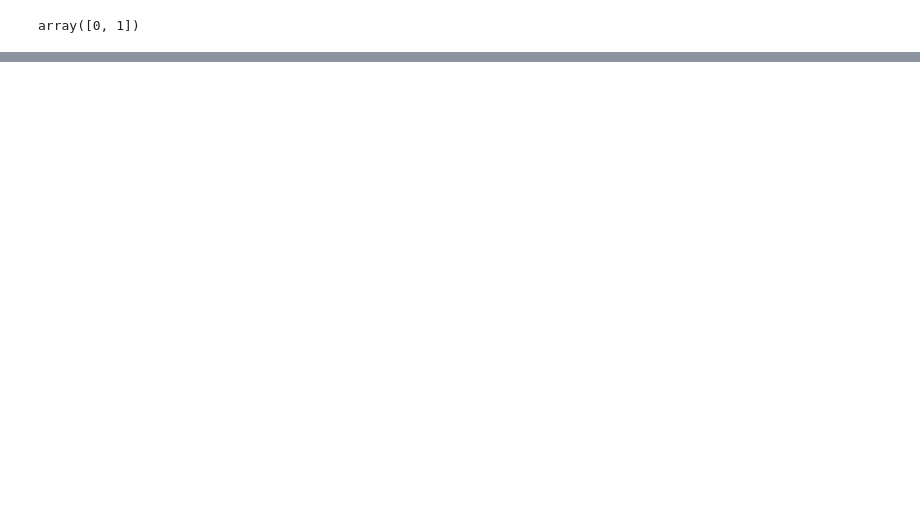
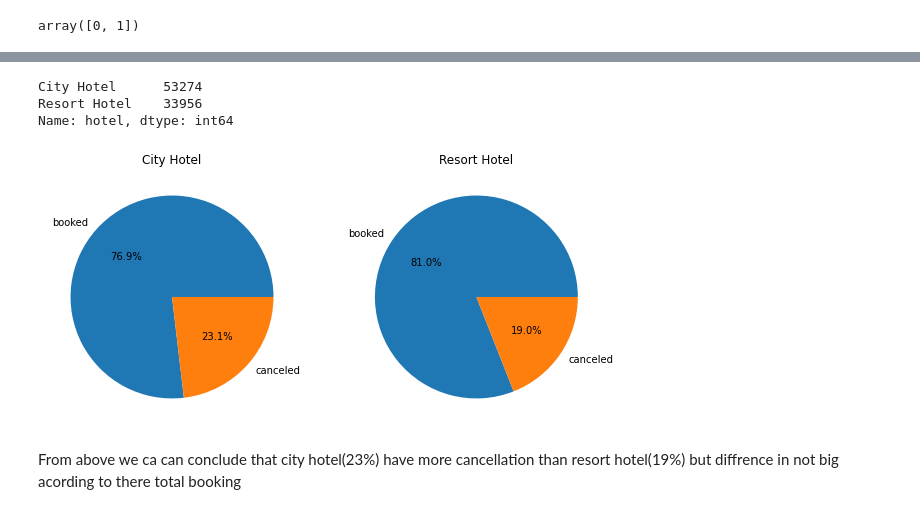
Before and after one commit to rafiddeshmukh/EDA-Hotel_Booking, a Jupyter notebook: Hotel_Booking_Analysis_Capstone_Project.ipynb, the cells around one changed output, grey strips where cells are left out. Saved outputs shown, nothing was run; the diff lists cells and outputs as text; code cells hidden in the pictures; blank space fills up the shorter version.

```diff
--- a/Hotel_Booking_Analysis_Capstone_Project.ipynb
+++ b/Hotel_Booking_Analysis_Capstone_Project.ipynb
@@ -268,0 +269,22 @@ Name: is_canceled, dtype: int64
+# %%
+#hotel wise total booking
+df['hotel'].value_counts()
+# %% [output]
+City Hotel      53274
+Resort Hotel    33956
+Name: hotel, dtype: int64
+# %%
+#plotting pie chart of hotel wise booking cancellation
+fig, (ax1, ax2) = plt.subplots(1, 2, figsize = (10, 10))
+data_city_hotel=[53274,16035]
+label =['booked','canceled']
+
+ax1.pie(data_city_hotel, labels=label, autopct='%1.1f%%')
+data_resort_hotel=[33956,7974]
+ax1.title.set_text('City Hotel')
+a=ax2.pie(data_resort_hotel, labels=label, autopct='%1.1f%%')
+ax2.title.set_text('Resort Hotel')
+# %% [output]
+[figure, added]
+# %% [markdown]
+From above we ca can conclude that city hotel(23%) have more cancellation than resort hotel(19%) but diffrence in not big acording to there total booking
```
Also changed, not shown: parts of 7 cells of this notebook.
